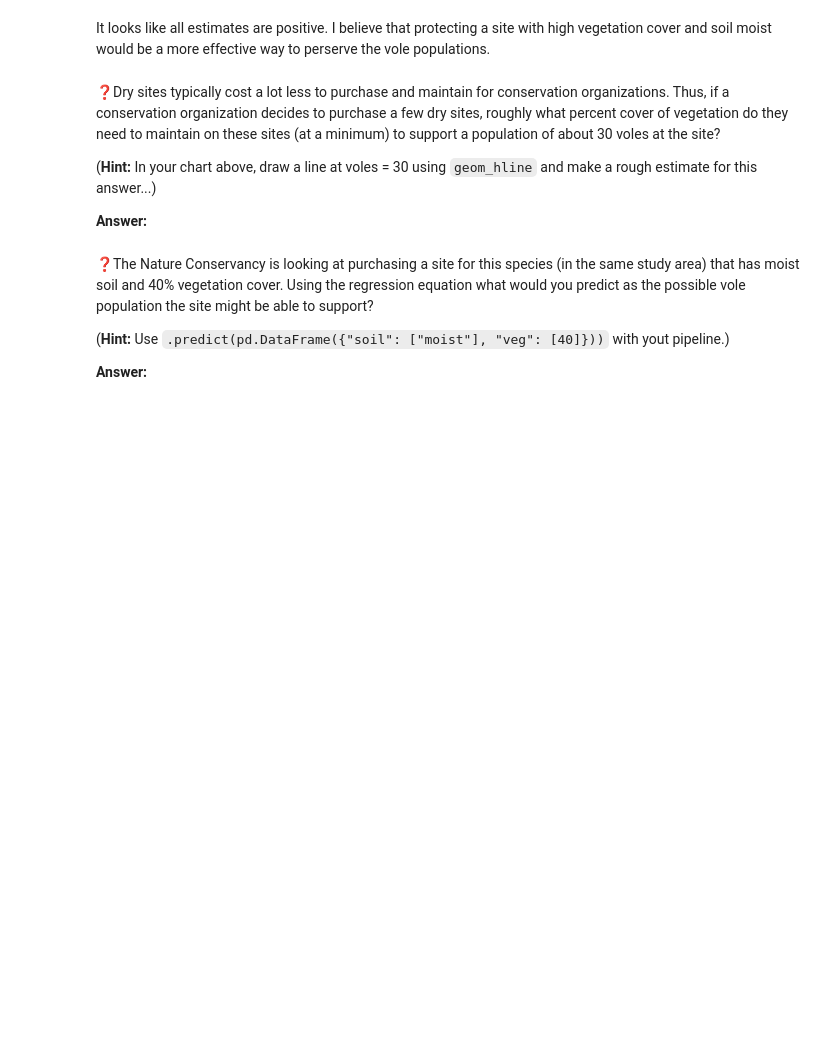
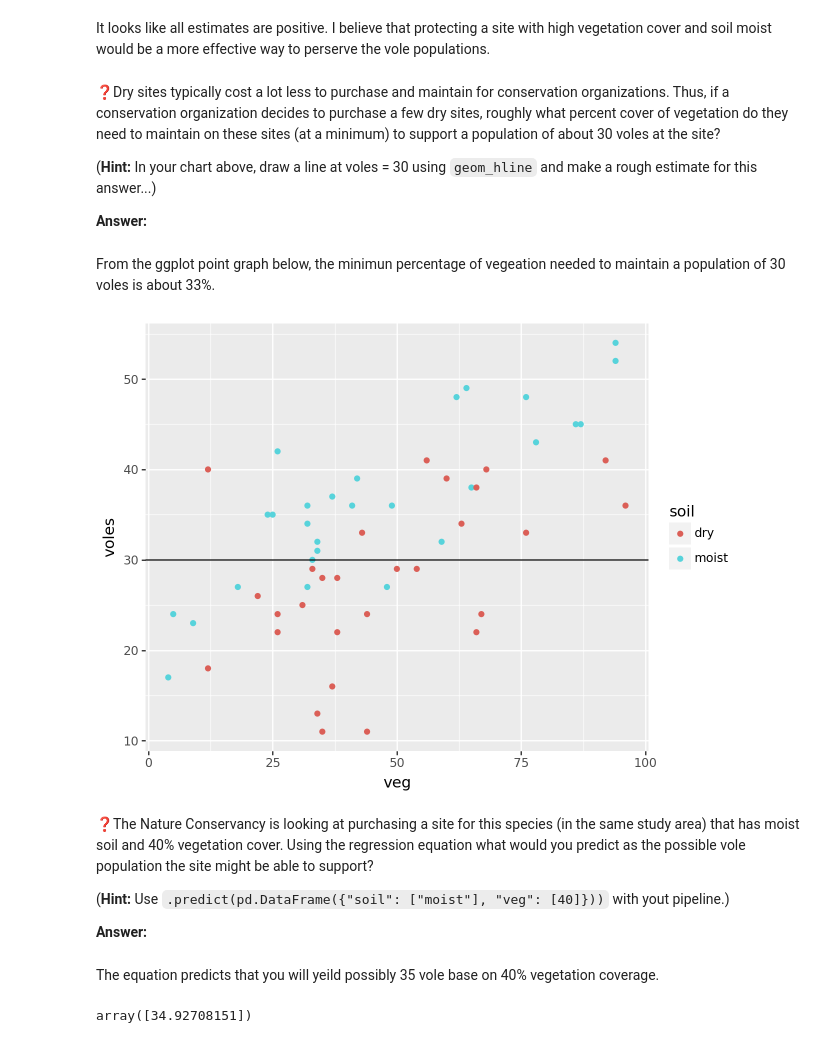
Before and after one commit to UNC-DATA-730/unit-6-assignment-dlee002, a Jupyter notebook: assignment6.ipynb, the cells around one changed output. Saved outputs shown, nothing was run; the diff lists cells and outputs as text; code cells hidden in the pictures; blank space fills up the shorter version.

```diff
--- a/assignment6.ipynb
+++ b/assignment6.ipynb
@@ -148,9 +148,21 @@ It looks like all estimates are positive. I believe that protecting a site with
 (**Hint:** In your chart above, draw a line at voles = 30 using `geom_hline` and make a rough estimate for this answer...)
 
 **Answer:**
+# %% [markdown]
+From the ggplot point graph below, the minimun percentage of vegeation needed to maintain a population of 30 voles is about 33%.
+# %%
+ggplot(df_voles, aes(x="veg", y="voles", color="soil")) + geom_point() + geom_hline(yintercept=30)
+# %% [output]
+[figure, added]
 # %% [markdown]
 ❓The Nature Conservancy is looking at purchasing a site for this species (in the same study area) that has moist soil and 40% vegetation cover. Using the regression equation what would you predict as the possible vole population the site might be able to support?
 
 (**Hint:** Use `.predict(pd.DataFrame({"soil": ["moist"], "veg": [40]}))` with yout pipeline.)
 
 **Answer:**
+# %% [markdown]
+The equation predicts that you will yeild possibly 35 vole base on 40% vegetation coverage.
+# %%
+pl.predict(pd.DataFrame({"soil": ["moist"], "veg": [40]}))
+# %% [output]
+array([34.92708151])
```
